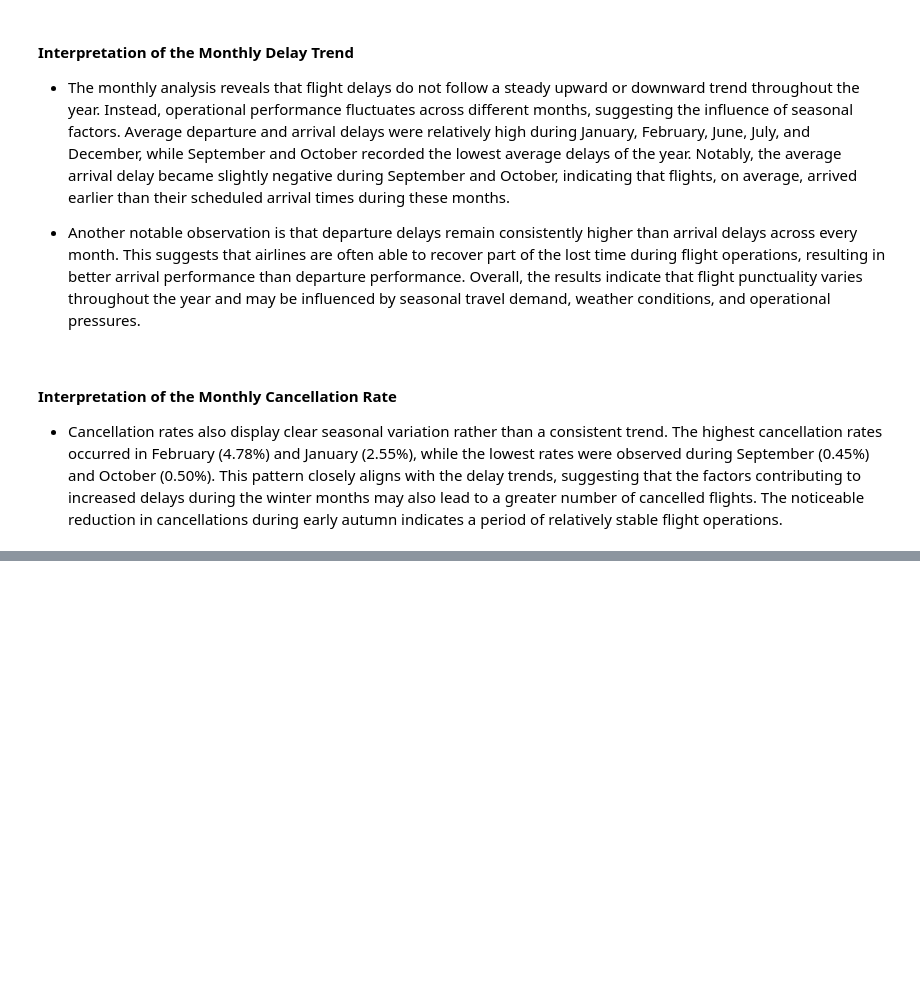
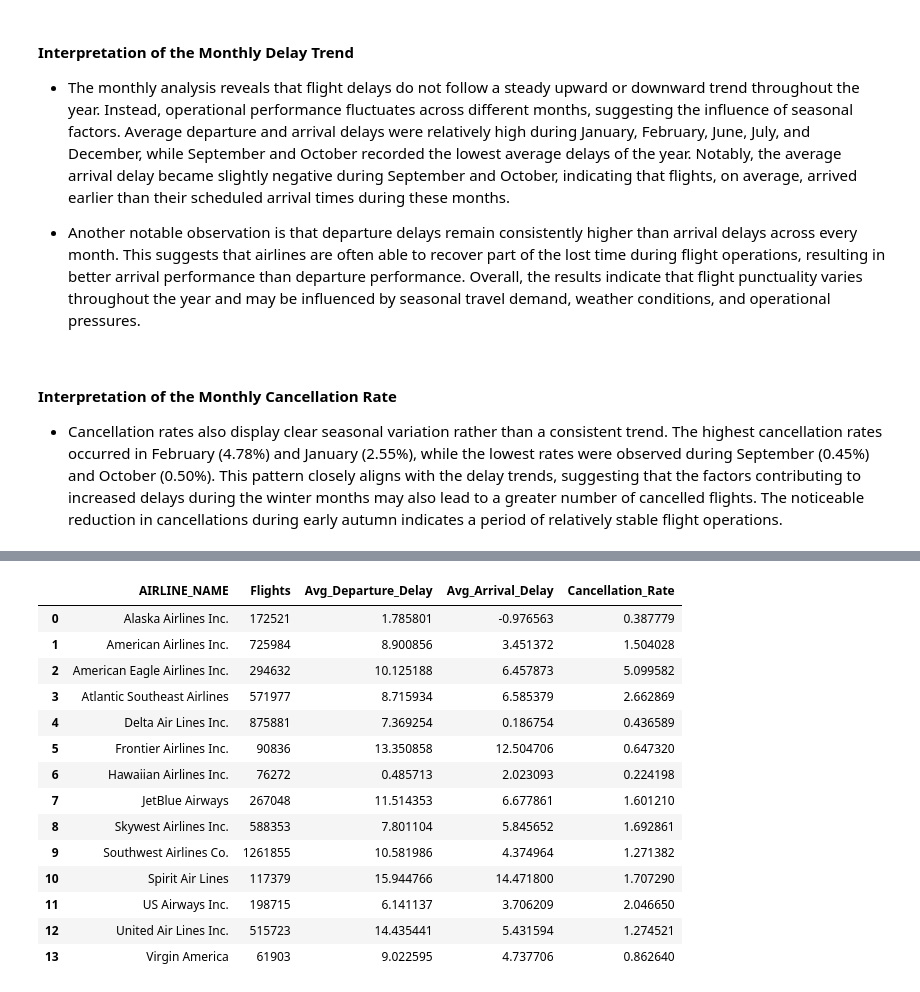
Before and after one commit to HerryTech/Python-Projects, a Jupyter notebook: Airline_Operations/airline_operations.ipynb, the cells around one changed output, grey strips where cells are left out. Cells and saved outputs as stored; diff of their text form; code cells hidden in the pictures; blank space fills up the shorter version.

```diff
--- a/Airline_Operations/airline_operations.ipynb
+++ b/Airline_Operations/airline_operations.ipynb
@@ -559,0 +560,31 @@ df.head()
+# %%
+airline_performance = (
+    df.groupby('AIRLINE_NAME')
+      .agg(
+          Flights=('FLIGHT_NUMBER', 'count'),
+          Avg_Departure_Delay=('DEPARTURE_DELAY', 'mean'),
+          Avg_Arrival_Delay=('ARRIVAL_DELAY', 'mean'),
+          Cancellation_Rate=('CANCELLED', 'mean')
+      )
+      .reset_index()
+)
+
+airline_performance['Cancellation_Rate'] *= 100
+
+airline_performance
+# %% [output]
+|  | AIRLINE_NAME | Flights | Avg_Departure_Delay | Avg_Arrival_Delay | Cancellation_Rate |
+| 0 | Alaska Airlines Inc. | 172521 | 1.785801 | -0.976563 | 0.387779 |
+| 1 | American Airlines Inc. | 725984 | 8.900856 | 3.451372 | 1.504028 |
+| 2 | American Eagle Airlines Inc. | 294632 | 10.125188 | 6.457873 | 5.099582 |
+| 3 | Atlantic Southeast Airlines | 571977 | 8.715934 | 6.585379 | 2.662869 |
+| 4 | Delta Air Lines Inc. | 875881 | 7.369254 | 0.186754 | 0.436589 |
+| 5 | Frontier Airlines Inc. | 90836 | 13.350858 | 12.504706 | 0.647320 |
+| 6 | Hawaiian Airlines Inc. | 76272 | 0.485713 | 2.023093 | 0.224198 |
+| 7 | JetBlue Airways | 267048 | 11.514353 | 6.677861 | 1.601210 |
+| 8 | Skywest Airlines Inc. | 588353 | 7.801104 | 5.845652 | 1.692861 |
+| 9 | Southwest Airlines Co. | 1261855 | 10.581986 | 4.374964 | 1.271382 |
+| 10 | Spirit Air Lines | 117379 | 15.944766 | 14.471800 | 1.707290 |
+| 11 | US Airways Inc. | 198715 | 6.141137 | 3.706209 | 2.046650 |
+| 12 | United Air Lines Inc. | 515723 | 14.435441 | 5.431594 | 1.274521 |
+| 13 | Virgin America | 61903 | 9.022595 | 4.737706 | 0.862640 |
```
Also changed, not shown: parts of 36 cells of this notebook.
